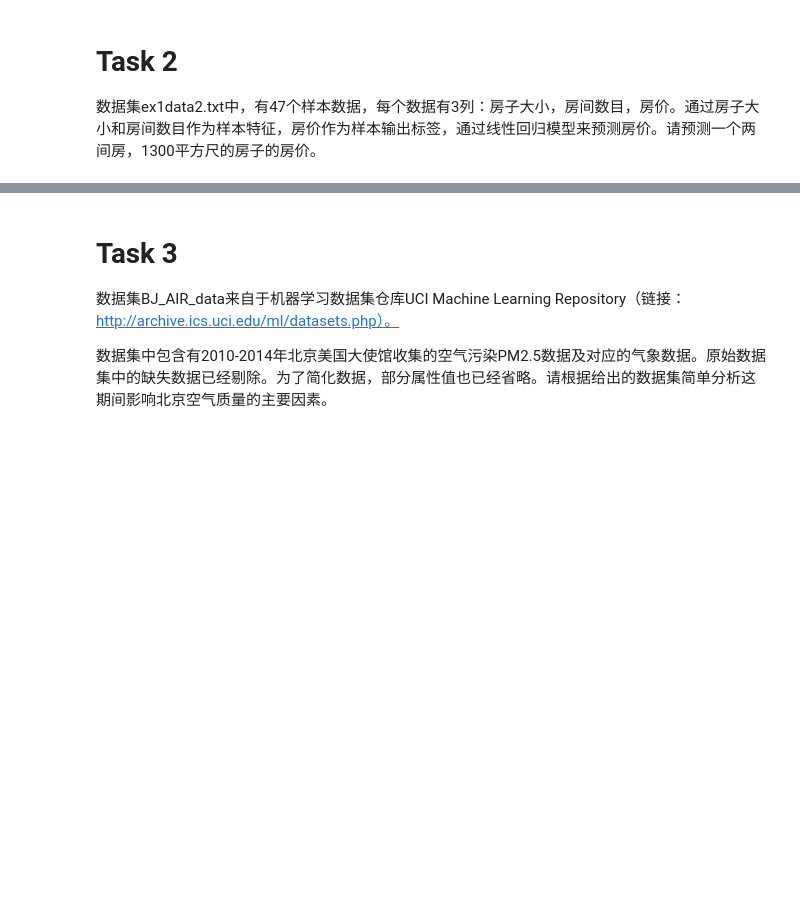
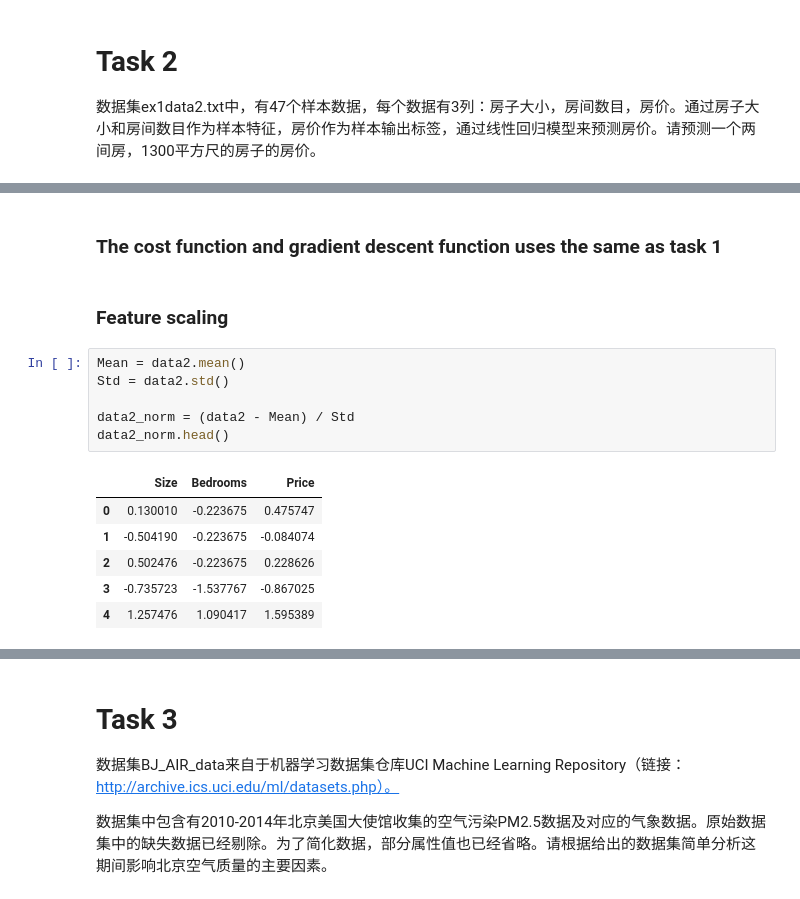
Before and after one commit to Gabenoob/SecML, a Jupyter notebook: 实验一文件/work.ipynb, the cells around one changed output, grey strips where cells are left out. Drawn from its saved outputs; the diff is of its cells as text; blank space fills up the shorter version.

Commit message:
replicate task2

```diff
--- a/实验一文件/work.ipynb
+++ b/实验一文件/work.ipynb
@@ -80,0 +93,17 @@ plt.plot(range(num_iters), cost_history, '-')
+# %% [markdown]
+### The cost function and gradient descent function uses the same as task 1
+# %% [markdown]
+### Feature scaling
+# %%
+Mean = data2.mean()
+Std = data2.std()
+
+data2_norm = (data2 - Mean) / Std
+data2_norm.head()
+# %% [output]
+|  | Size | Bedrooms | Price |
+| 0 | 0.130010 | -0.223675 | 0.475747 |
+| 1 | -0.504190 | -0.223675 | -0.084074 |
+| 2 | 0.502476 | -0.223675 | 0.228626 |
+| 3 | -0.735723 | -1.537767 | -0.867025 |
+| 4 | 1.257476 | 1.090417 | 1.595389 |
```
Also changed, not shown: parts of 12 cells of this notebook.
